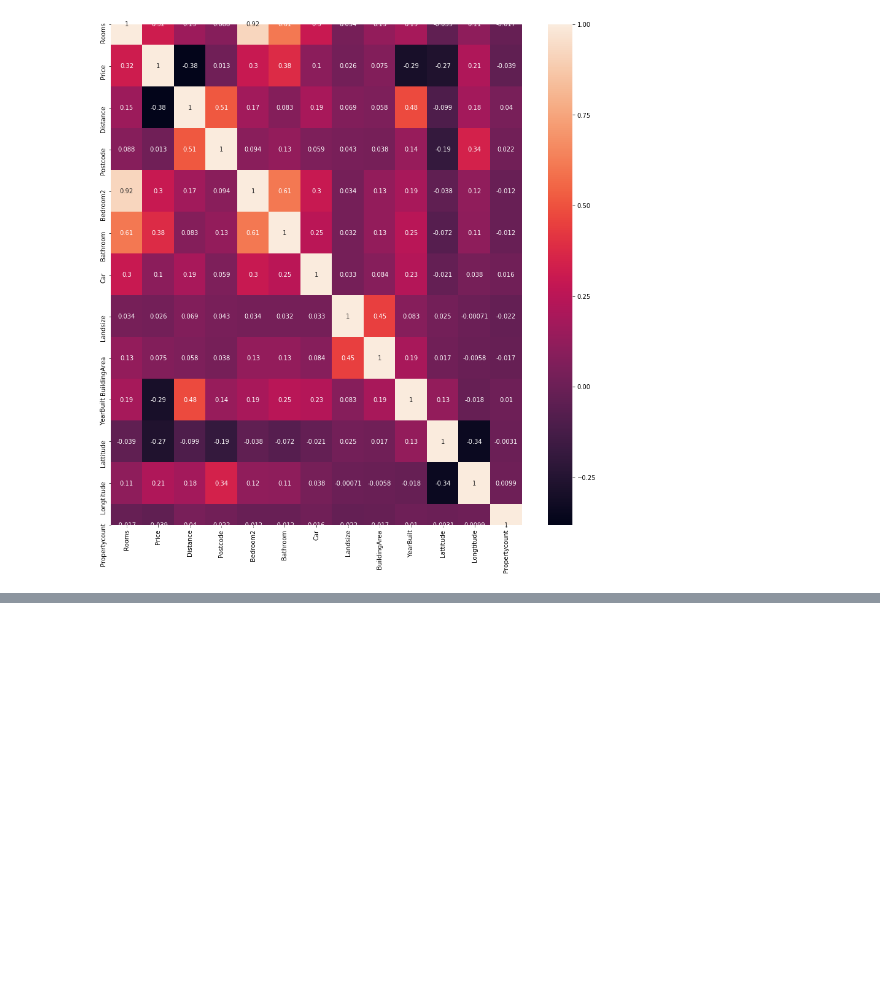
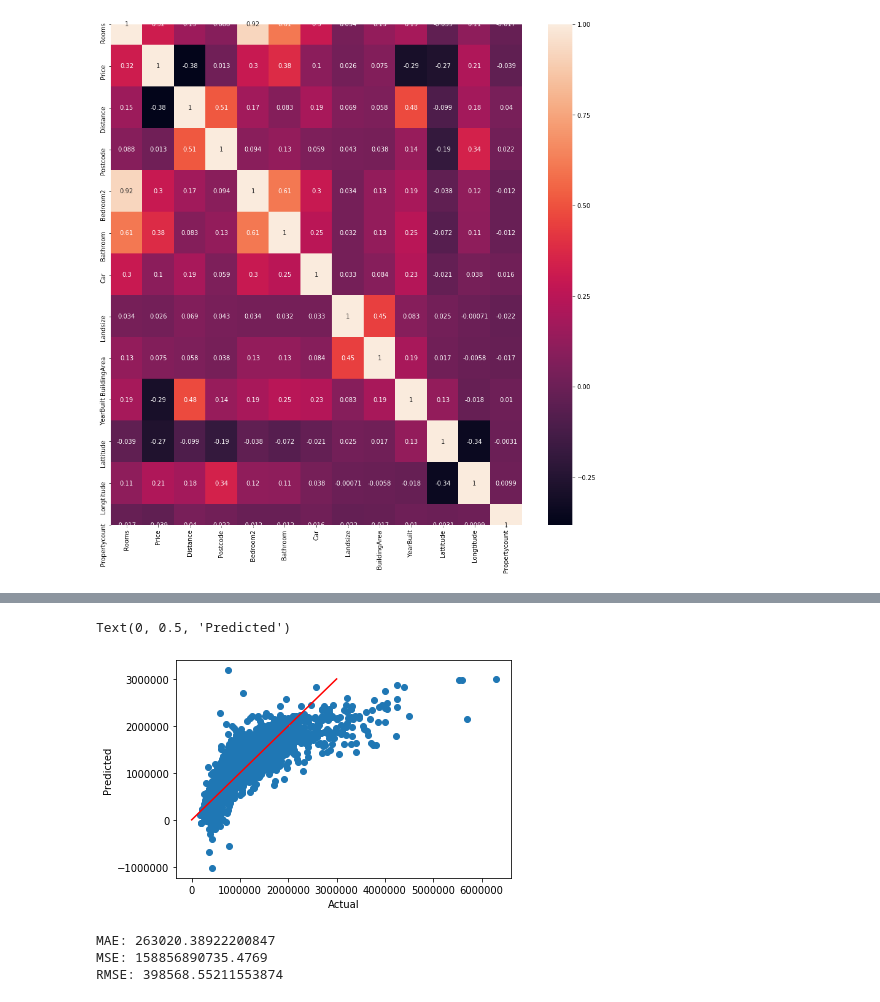
Before and after one commit to apop08/melborne-housing-data, a Jupyter notebook: Melborne_house.ipynb, the cells around one changed output, grey strips where cells are left out. Cells and saved outputs as stored; diff of their text form; code cells hidden in the pictures; blank space fills up the shorter version.

```diff
--- a/Melborne_house.ipynb
+++ b/Melborne_house.ipynb
@@ -127,0 +151,2 @@ sns.heatmap(house_data[house_data["Type"] == "h"].corr(), annot=True)
+# %%
+cleaned_dummies = pd.get_dummies(cleaned)
@@ -127,0 +163,7 @@ sns.heatmap(house_data[house_data["Type"] == "h"].corr(), annot=True)
+# %%
+x = cleaned_dummies.drop('Price', axis=1)
+y = cleaned_dummies['Price']
+x_train, x_test, y_train, y_test = train_test_split(x, y, test_size=0.3)
+# %%
+lr = LinearRegression()
+lr.fit(x_train, y_train)
@@ -127,0 +194,18 @@ sns.heatmap(house_data[house_data["Type"] == "h"].corr(), annot=True)
+# %%
+predictions = lr.predict(x_test)
+# %%
+plt.scatter(y_test, predictions)
+plt.plot([0, 3000000], [0, 3000000], color='red')
+plt.xlabel('Actual')
+plt.ylabel('Predicted')
+# %% [output]
+Text(0, 0.5, 'Predicted')
+[figure, added]
+# %%
+print("MAE:", metrics.mean_absolute_error(y_test, predictions))
+print('MSE:', metrics.mean_squared_error(y_test, predictions))
+print('RMSE:', np.sqrt(metrics.mean_squared_error(y_test, predictions)))
+# %% [output]
+MAE: 263020.38922200847
+MSE: 158856890735.4769
+RMSE: 398568.55211553874
```
Also changed, not shown: parts of 10 cells of this notebook.
